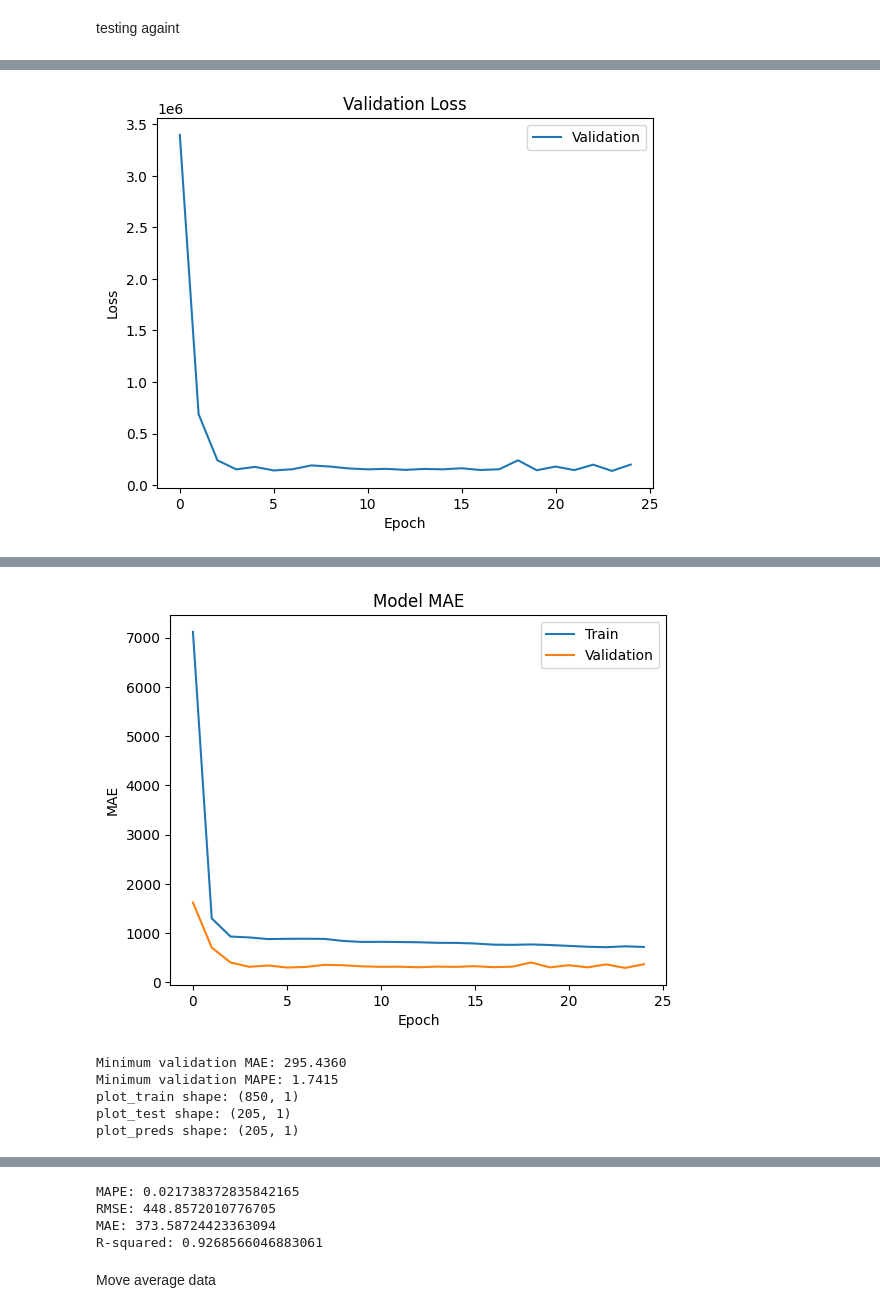
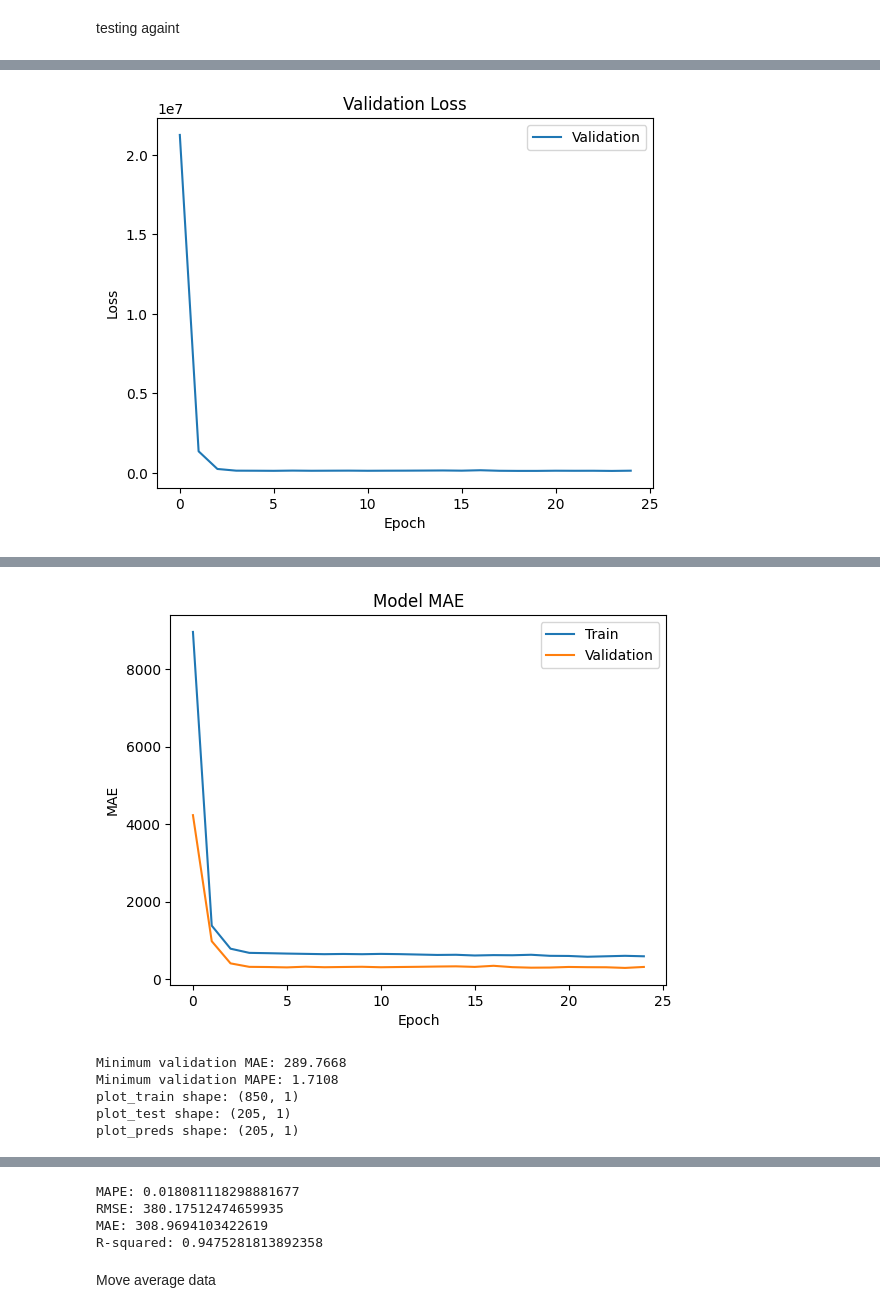
Before and after one commit to porchportal/stock-market-prediction-by--multi-Task-learning, a Jupyter notebook: VScodeML@2/speedPaper/testing.ipynb, the cells around one changed output, grey strips where cells are left out. Drawn from its saved outputs; the diff is of its cells as text; code cells hidden in the pictures.

```diff
--- a/VScodeML@2/speedPaper/testing.ipynb
+++ b/VScodeML@2/speedPaper/testing.ipynb
@@ -476,7 +476,7 @@ data = ETL(datainput=dataset, test_size=0.2, n_input=5, timestep=5,
            normalize_bool=normaliza_bool_update, scaler=type_normalisation_update)
 
 transformer = build_transfromer(head_size=128, num_heads=4, ff_dim=2, num_trans_blocks=4, mlp_units=[
-                                256], mlp_dropout=0.10, dropout=0.10, attention_axes=1)
+                                256], mlp_dropout=0.05, dropout=0.05, attention_axes=1)
 # transformer.summary()
 # train the model
 # hist = fit_transformer(transformer)
@@ -534 +534 @@ time used 10.17307424545288
-[figure, old version]
+[figure, new version]
@@ -536,14 +536,14 @@ Minimum validation loss: 136972.5156
-[figure, old version]
+[figure, new version]
-Minimum validation MAE: 295.4360
-Minimum validation MAPE: 1.7415
+Minimum validation MAE: 289.7668
+Minimum validation MAPE: 1.7108
 plot_train shape: (850, 1)
 plot_test shape: (205, 1)
 plot_preds shape: (205, 1)
 [figure]
-MAPE: 0.021738372835842165
-RMSE: 448.8572010776705
-MAE: 373.58724423363094
-R-squared: 0.9268566046883061
+MAPE: 0.018081118298881677
+RMSE: 380.17512474659935
+MAE: 308.9694103422619
+R-squared: 0.9475281813892358
 # %% [markdown]
 Move average data
 # %%
```
Also changed, not shown: parts of 4 cells of this notebook, 1 other file.
